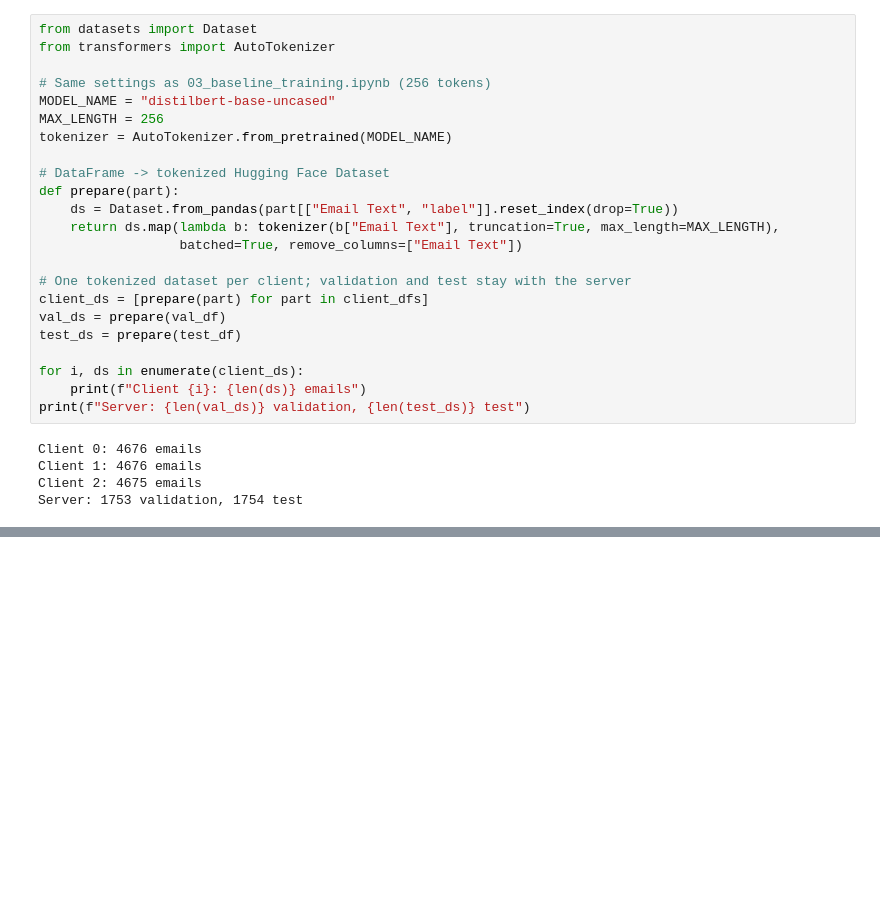
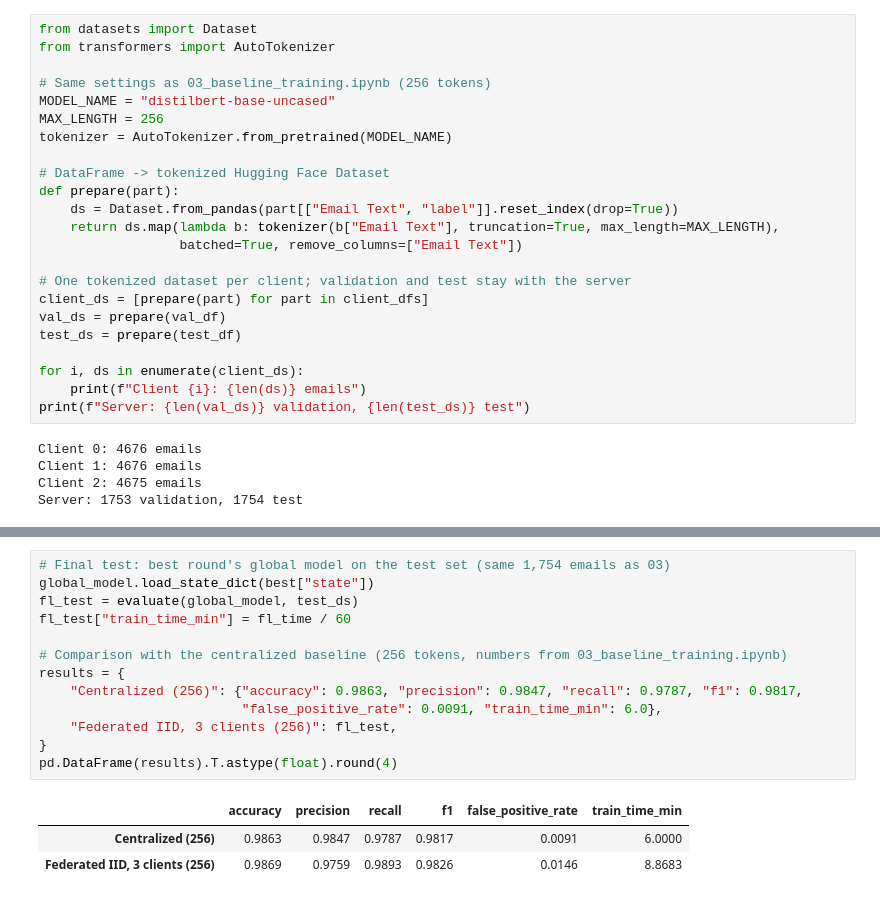
Before and after one commit to CristianoMSilva/DistilBERT-FL-Playground, a Jupyter notebook: 04_federated.ipynb, the cells around one changed output, grey strips where cells are left out. Saved outputs shown, nothing was run; the diff lists cells and outputs as text; blank space fills up the shorter version.

```diff
--- a/04_federated.ipynb
+++ b/04_federated.ipynb
@@ -347,0 +218,17 @@ INFO :      Global evaluation
+# %%
+# Final test: best round's global model on the test set (same 1,754 emails as 03)
+global_model.load_state_dict(best["state"])
+fl_test = evaluate(global_model, test_ds)
+fl_test["train_time_min"] = fl_time / 60
+
+# Comparison with the centralized baseline (256 tokens, numbers from 03_baseline_training.ipynb)
+results = {
+    "Centralized (256)": {"accuracy": 0.9863, "precision": 0.9847, "recall": 0.9787, "f1": 0.9817,
+                          "false_positive_rate": 0.0091, "train_time_min": 6.0},
+    "Federated IID, 3 clients (256)": fl_test,
+}
+pd.DataFrame(results).T.astype(float).round(4)
+# %% [output]
+|  | accuracy | precision | recall | f1 | false_positive_rate | train_time_min |
+| Centralized (256) | 0.9863 | 0.9847 | 0.9787 | 0.9817 | 0.0091 | 6.0000 |
+| Federated IID, 3 clients (256) | 0.9869 | 0.9759 | 0.9893 | 0.9826 | 0.0146 | 8.8683 |
```
Also changed, not shown: parts of 5 cells of this notebook.
